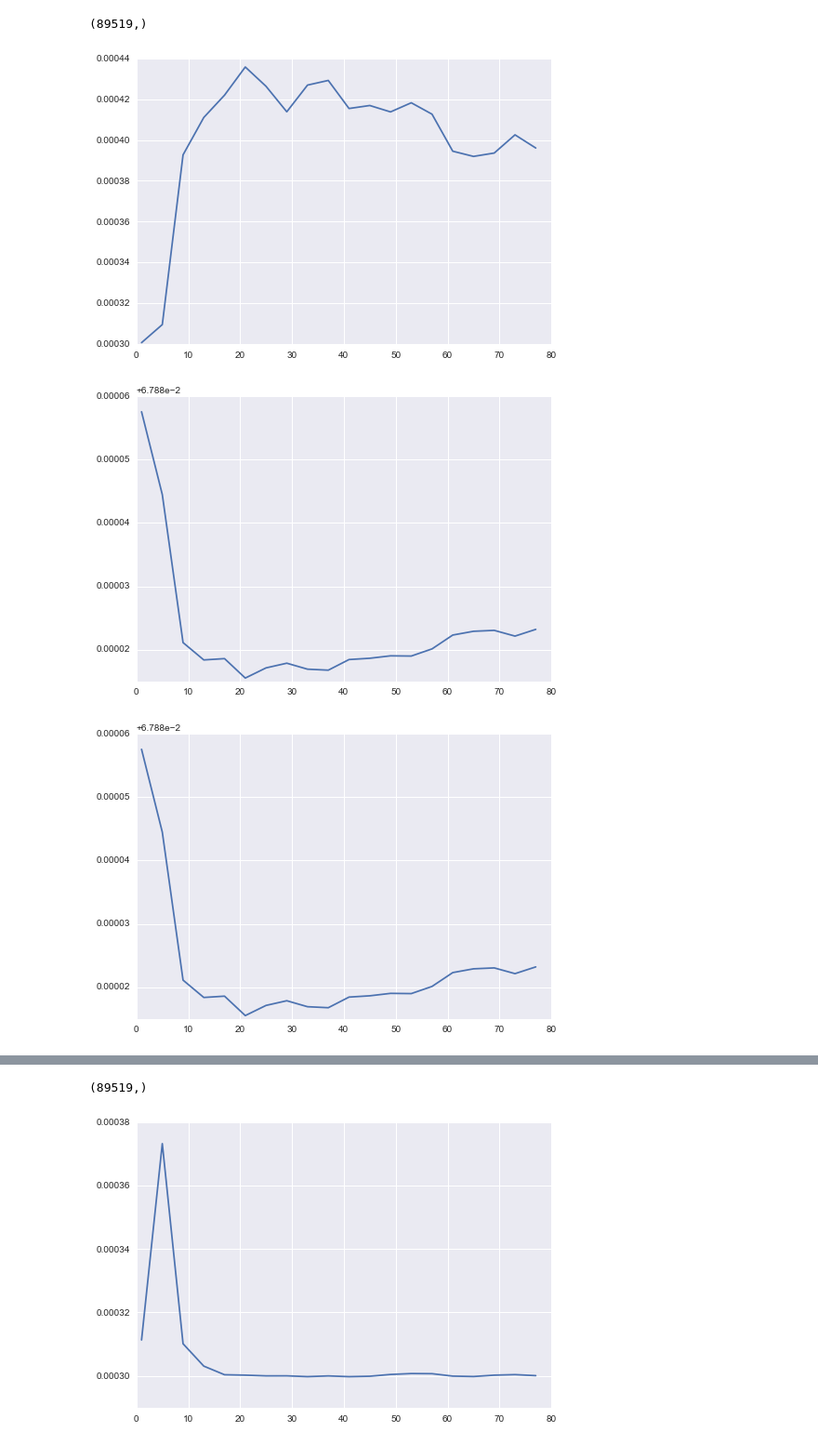
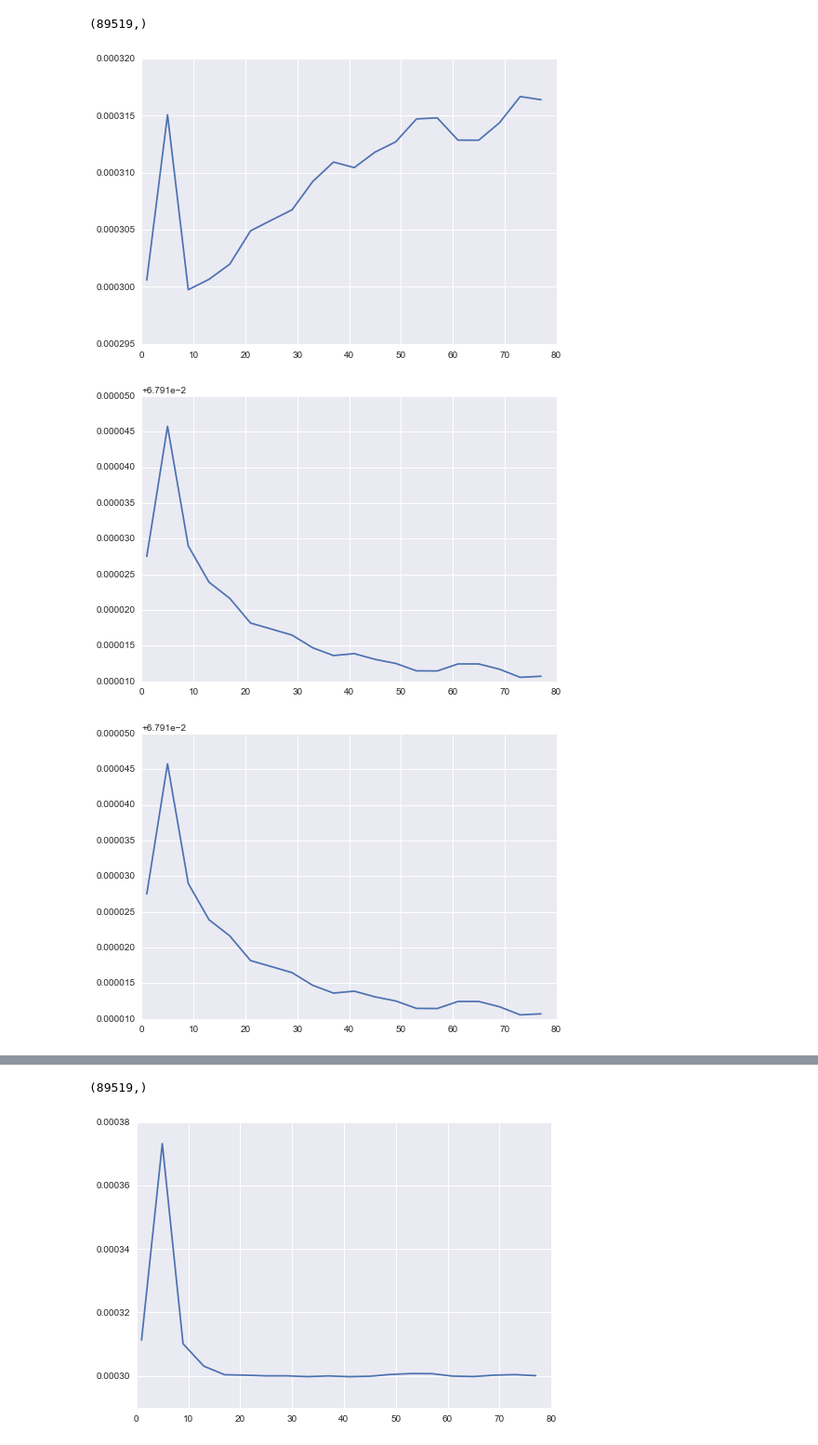
Before and after one commit to MatthewMcGonagle/KaggleZillow, a Jupyter notebook: diffusion.ipynb, the cells around one changed output, grey strips where cells are left out. Shown: that part at 93% size. Cells and saved outputs as stored; diff of their text form; code cells hidden in the pictures.

```diff
--- a/diffusion.ipynb
+++ b/diffusion.ipynb
@@ -473,7 +488,7 @@ nbrs.fit(vals_df[['latitude', 'longitude']])
 diffusions = np.zeros(diffinit.shape)
 coords = vals_df[['latitude', 'longitude']].values
 
-epsilon = 10**7
+epsilon = 10**2
 for k in ks:
 
     nbrdistance, nbrindex = nbrs.kneighbors(coords, n_neighbors = k)
@@ -494,33 +509,33 @@ for k in ks:
     y_train = vals_df['logerror'].values
     y_train = y_train.reshape(-1,1)
 
     linregr.fit(x_train, y_train)
     y_predict = linregr.predict(x_train)
     newsqrerror = np.mean((y_train - y_predict)**2)
     newsqrerror = np.sqrt(newsqrerror)
     meansqrerror.append(newsqrerror)
     newvariancescore = linregr.score(x_train, y_train)
     variancescore.append(newvariancescore)
     newl1average = np.abs(y_train - y_predict)
     newl1average = np.mean(newl1average)
     l1average.append(newl1average)
 
 plt.plot(ks, variancescore)
 plt.show()
 
 plt.plot(ks, l1average)
 plt.show()
 
 plt.plot(ks, l1average)
 plt.show()
 
 l1average = np.array(l1average)
 l1average *= 100 / l1average[0]
 plt.plot(ks, l1average)
 plt.show()
 
 diffusions.shape
 # %% [output]
-[figure, old version]
+[figure, new version]
-[figure, old version]
+[figure, new version]
-[figure, old version]
+[figure, new version]
```
Also changed, not shown: parts of 6 cells of this notebook.
